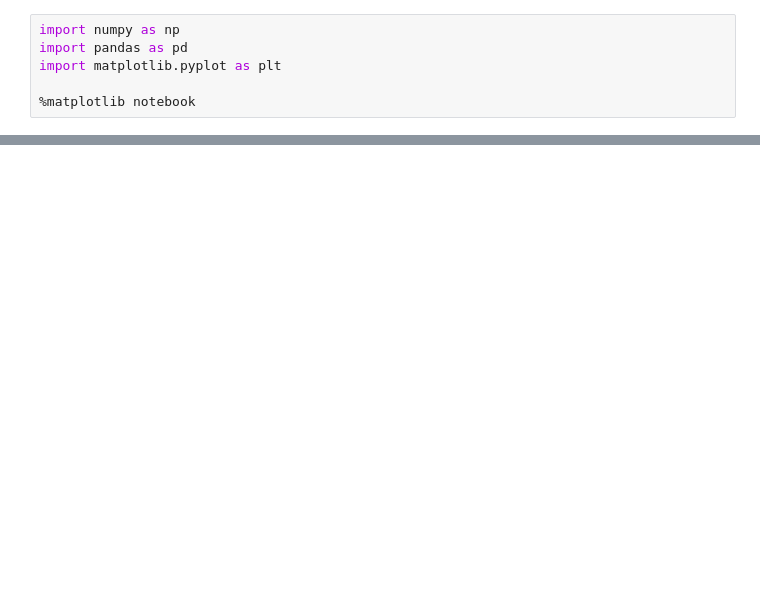
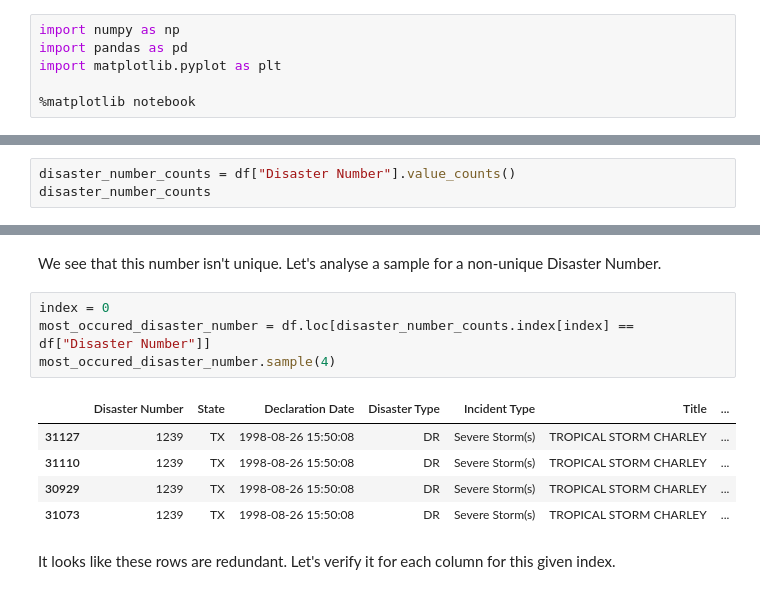
Before and after one commit to avanmalleghem/Natural-disasters-USA, a Jupyter notebook: EDA.ipynb, the cells around one changed output, grey strips where cells are left out. Drawn from its saved outputs; the diff is of its cells as text; blank space fills up the shorter version.

```diff
--- a/EDA.ipynb
+++ b/EDA.ipynb
@@ -48,0 +54,3 @@ memory usage: 2.2+ MB
+# %%
+disaster_number_counts = df["Disaster Number"].value_counts()
+disaster_number_counts
@@ -48,0 +70,14 @@ memory usage: 2.2+ MB
+# %% [markdown]
+We see that this number isn't unique. Let's analyse a sample for a non-unique Disaster Number.
+# %%
+index = 0
+most_occured_disaster_number = df.loc[disaster_number_counts.index[index] == df["Disaster Number"]]
+most_occured_disaster_number.sample(4)
+# %% [output]
+|  | Disaster Number | State | Declaration Date | Disaster Type | Incident Type | Title | ... |
+| 31127 | 1239 | TX | 1998-08-26 15:50:08 | DR | Severe Storm(s) | TROPICAL STORM CHARLEY | ... |
+| 31110 | 1239 | TX | 1998-08-26 15:50:08 | DR | Severe Storm(s) | TROPICAL STORM CHARLEY | ... |
+| 30929 | 1239 | TX | 1998-08-26 15:50:08 | DR | Severe Storm(s) | TROPICAL STORM CHARLEY | ... |
+| 31073 | 1239 | TX | 1998-08-26 15:50:08 | DR | Severe Storm(s) | TROPICAL STORM CHARLEY | ... |
+# %% [markdown]
+It looks like these rows are redundant. Let's verify it for each column for this given index.
```
Also changed, not shown: parts of 28 cells of this notebook, 1 other file.
